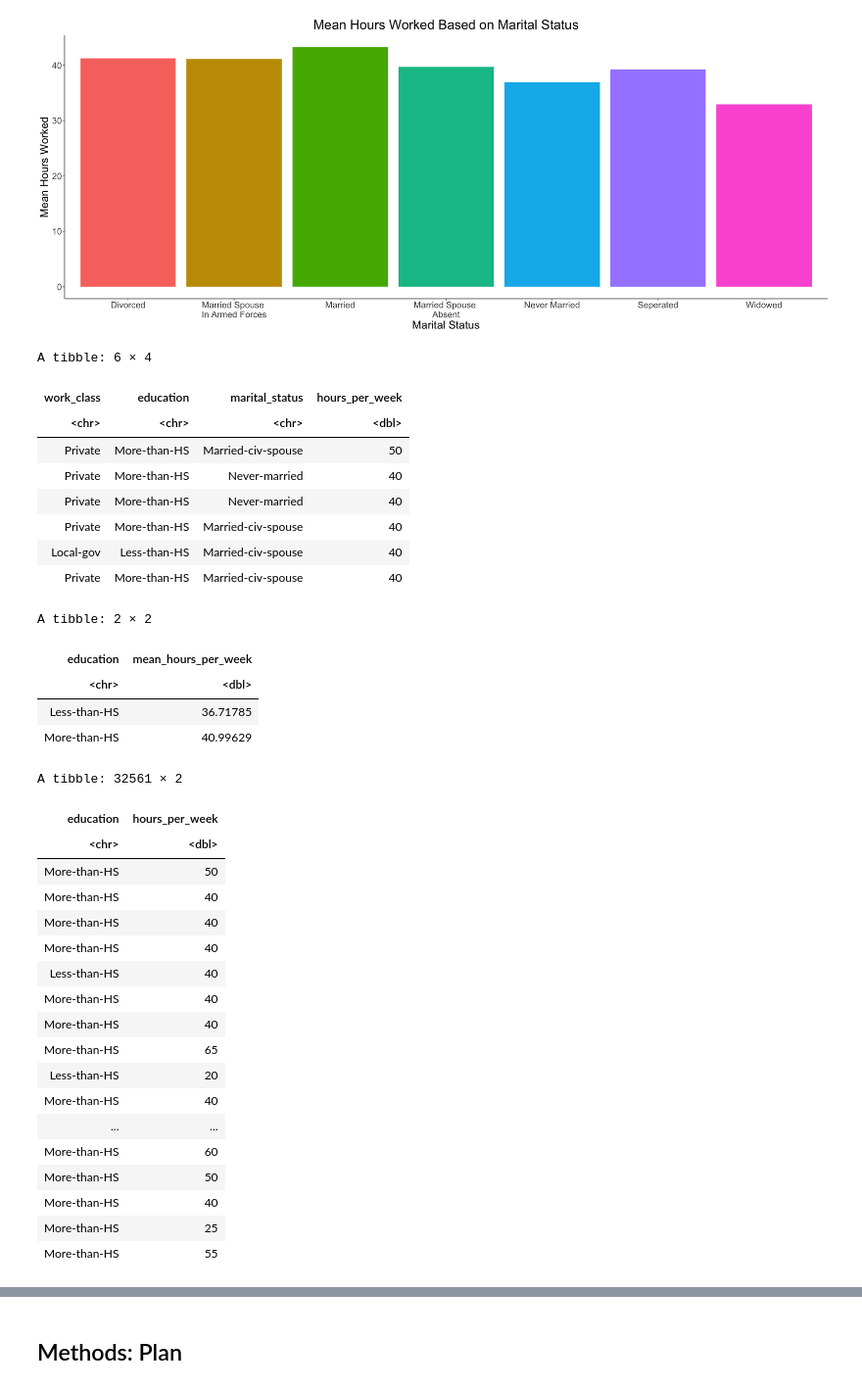
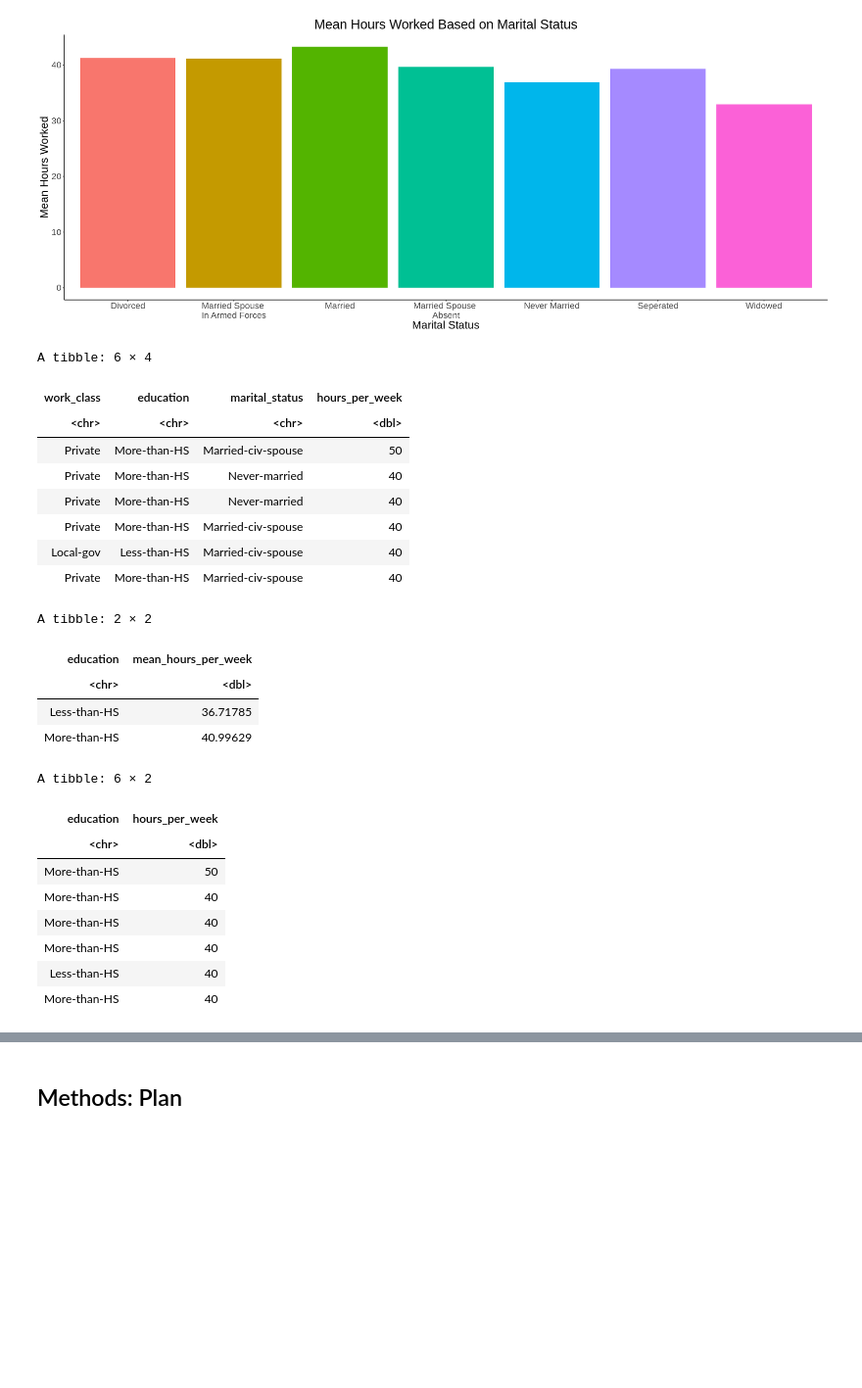
Before and after one commit to sidnand/Inferential-Report-on-Adult-Working-Hours, a Jupyter notebook: Preliminary Results.ipynb, the cells around one changed output, grey strips where cells are left out. Shown: that part at 98% size. Drawn from its saved outputs; the diff is of its cells as text; code cells hidden in the pictures; blank space fills up the shorter version.

```diff
--- a/Preliminary Results.ipynb
+++ b/Preliminary Results.ipynb
@@ -290,42 +292,32 @@ data$education[data$education == "Assoc-acdm" |
 head(data)
 compare_hour_low_hi <- data |>
     group_by(education) |>
     summarize(mean_hours_per_week=mean(hours_per_week))
 compare_hour_low_hi
 education_hour_table <- data |>
     select(education,hours_per_week)
-education_hour_table
+head(education_hour_table)
 # %% [output]
 A tibble: 6 × 4
 | work_class | education | marital_status | hours_per_week |
 | <chr> | <chr> | <chr> | <dbl> |
 | Private | More-than-HS | Married-civ-spouse | 50 |
 | Private | More-than-HS | Never-married | 40 |
 | Private | More-than-HS | Never-married | 40 |
 | Private | More-than-HS | Married-civ-spouse | 40 |
 | Local-gov | Less-than-HS | Married-civ-spouse | 40 |
 | Private | More-than-HS | Married-civ-spouse | 40 |
 A tibble: 2 × 2
 | education | mean_hours_per_week |
 | <chr> | <dbl> |
 | Less-than-HS | 36.71785 |
 | More-than-HS | 40.99629 |
-A tibble: 32561 × 2
+A tibble: 6 × 2
 | education | hours_per_week |
 | <chr> | <dbl> |
 | More-than-HS | 50 |
 | More-than-HS | 40 |
 | More-than-HS | 40 |
 | More-than-HS | 40 |
 | Less-than-HS | 40 |
 | More-than-HS | 40 |
-| More-than-HS | 40 |
-| More-than-HS | 65 |
-| Less-than-HS | 20 |
-| More-than-HS | 40 |
-| ... | ... |
-| More-than-HS | 60 |
-| More-than-HS | 50 |
-| More-than-HS | 40 |
-| More-than-HS | 25 |
-| More-than-HS | 55 |
```
Also changed, not shown: parts of 9 cells of this notebook.
